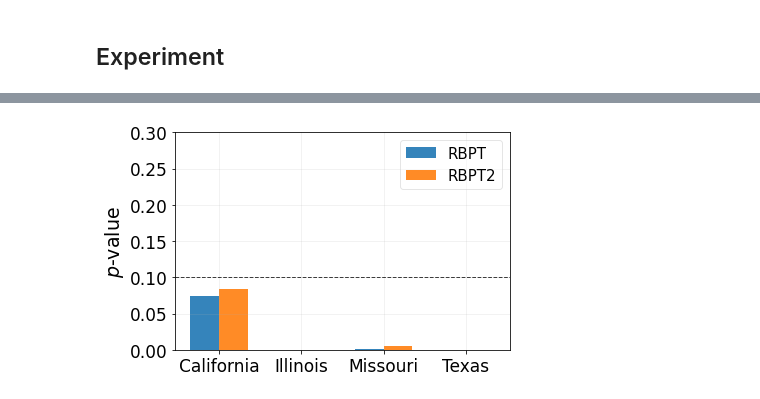
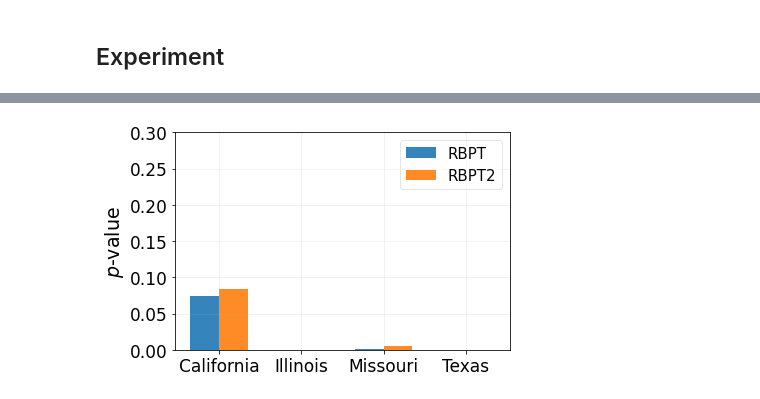
Before and after one commit to felipemaiapolo/cit, a Jupyter notebook: real_data_experiment.ipynb, the cells around one changed output, grey strips where cells are left out. Saved outputs shown, nothing was run; the diff lists cells and outputs as text; code cells hidden in the pictures.

```diff
--- a/real_data_experiment.ipynb
+++ b/real_data_experiment.ipynb
@@ -68,20 +68,20 @@ pvals_rbpt2 = pvals[:,1]
 # %%
 x = np.arange(len(labels))  # the label locations
 width = 0.35  # the width of the bars
 
 rects1 = plt.bar(x - width/2, pvals_rbpt, width, label='RBPT', color=colors[0], alpha=.9)
 rects2 = plt.bar(x + width/2, pvals_rbpt2, width, label='RBPT2', color=colors[1], alpha=.9)
 
 # Add some text for labels, title and custom x-axis tick labels, etc.
 plt.ylabel('$p$-value', size=19)
 plt.xticks(x, labels, fontsize=17)
 plt.legend(framealpha=0.5, prop={'size': 15})
-plt.axhline(y=alpha, color='black', linestyle='--', lw=1, alpha=.75)
+#plt.axhline(y=alpha, color='black', linestyle='--', lw=1, alpha=.75)
 plt.yticks(fontsize=17)
 plt.ylim(0,.3)
 plt.grid(alpha=.2)
 
 plt.savefig('plots/exp21_{:}.png'.format(loss), bbox_inches='tight', dpi=300, transparent=True)
 plt.show()
 # %% [output]
-[figure, old version]
+[figure, new version]
```
Also changed, not shown: parts of 1 cell of this notebook, 18 other files.
